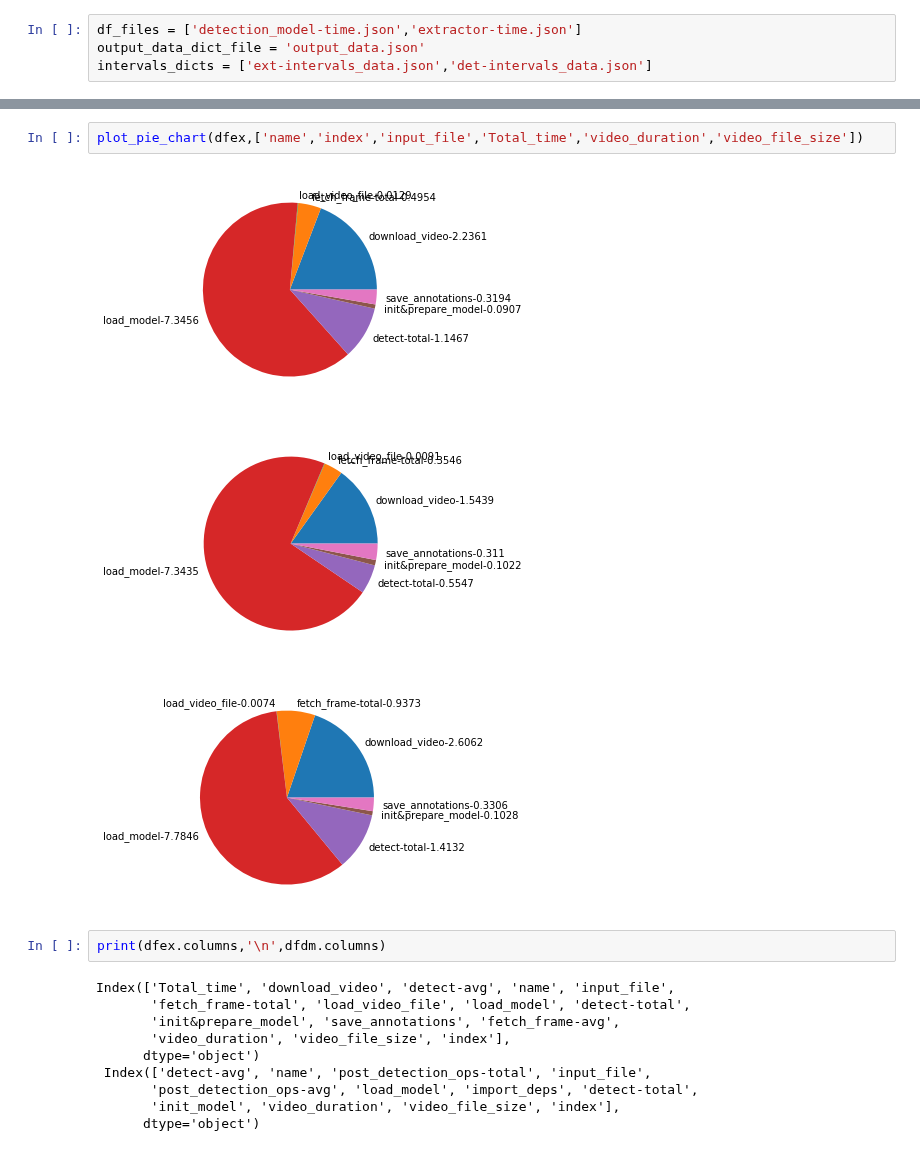
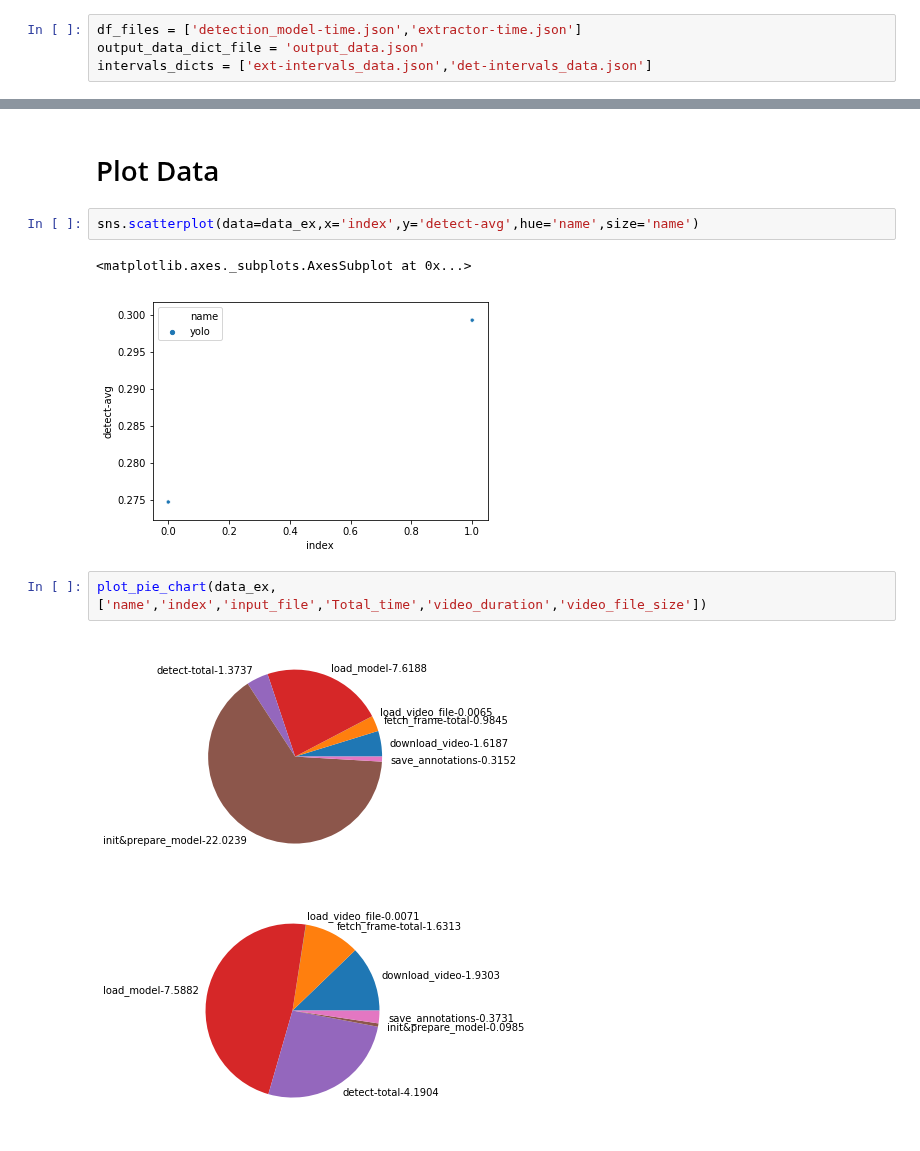
Before and after one commit to manuhg/class_snap, a Jupyter notebook: Plot_data.ipynb, the cells around one changed output, grey strips where cells are left out. Cells and saved outputs as stored; diff of their text form.

```diff
--- a/Plot_data.ipynb
+++ b/Plot_data.ipynb
@@ -120,19 +150,13 @@ ext_info,det_info = list(map(info_det,dts))
+# %% [markdown]
+# Plot Data
+# %%
+sns.scatterplot(data=data_ex,x='index',y='detect-avg',hue='name',size='name')
+# %% [output]
+<matplotlib.axes._subplots.AxesSubplot at 0x...>
+[figure, added]
 # %%
-plot_pie_chart(dfex,['name','index','input_file','Total_time','video_duration','video_file_size'])
+plot_pie_chart(data_ex,['name','index','input_file','Total_time','video_duration','video_file_size'])
 # %% [output]
-[figure, old version]
+[figure, new version]
-[figure, old version]
+[figure, new version]
-[figure, removed]
-# %%
-print(dfex.columns,'\n',dfdm.columns)
-# %% [output]
-Index(['Total_time', 'download_video', 'detect-avg', 'name', 'input_file',
-       'fetch_frame-total', 'load_video_file', 'load_model', 'detect-total',
-       'init&prepare_model', 'save_annotations', 'fetch_frame-avg',
-       'video_duration', 'video_file_size', 'index'],
-      dtype='object')
- Index(['detect-avg', 'name', 'post_detection_ops-total', 'input_file',
-       'post_detection_ops-avg', 'load_model', 'import_deps', 'detect-total',
-       'init_model', 'video_duration', 'video_file_size', 'index'],
-      dtype='object')
 # %%
```
Also changed, not shown: parts of 19 cells of this notebook, 6 other files.
